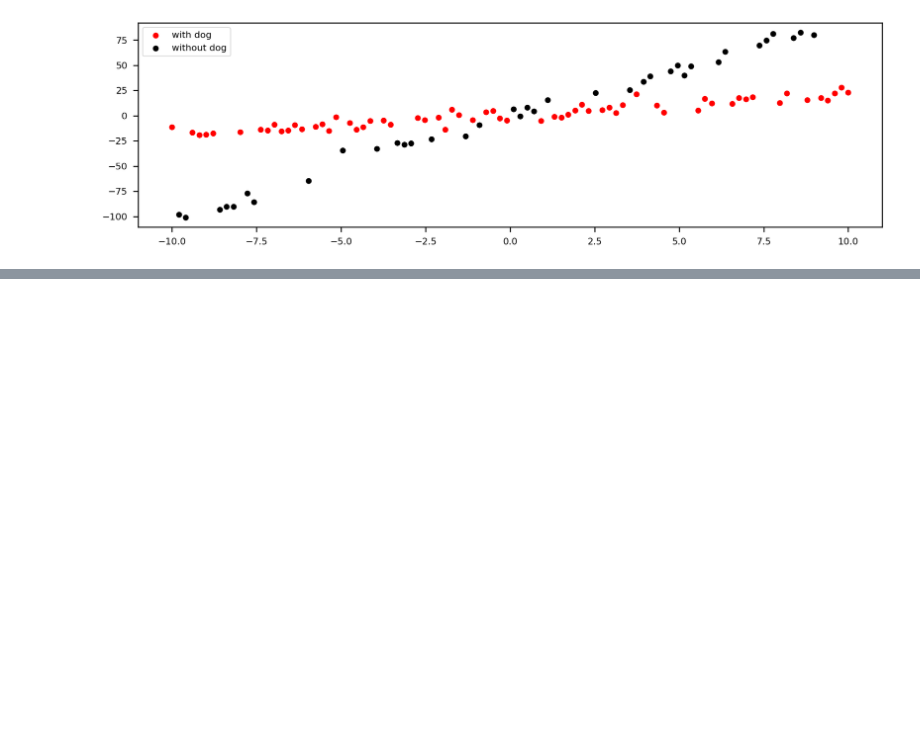
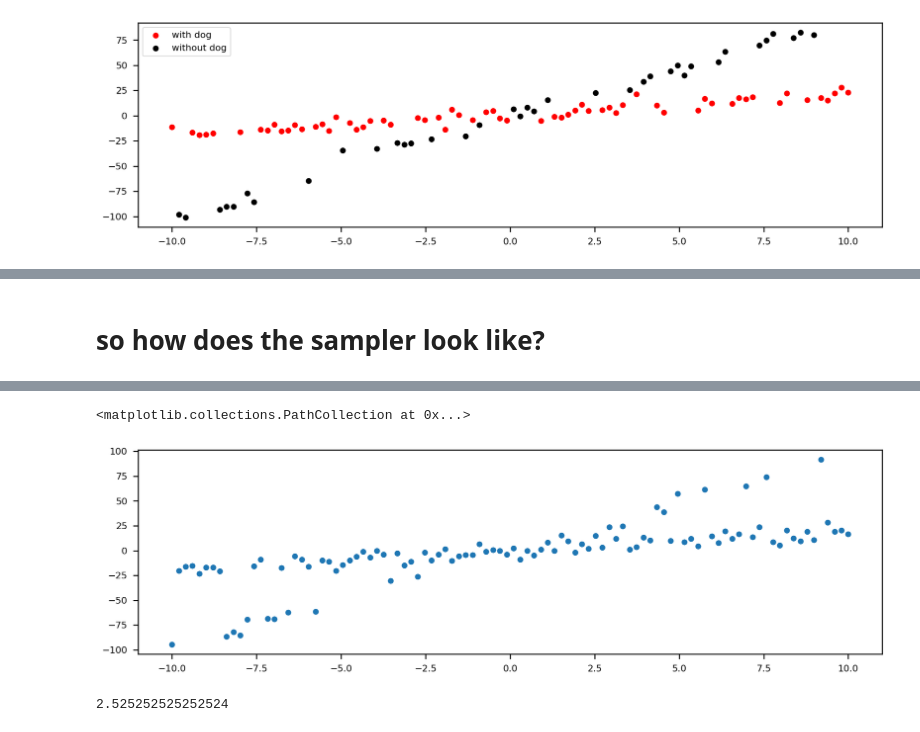
Before and after one commit to wooohoooo/Thompson-Sampling-Examples, a Jupyter notebook: Handmade_Bandit_solvers_Linear_Context.ipynb, the cells around one changed output, grey strips where cells are left out. Drawn from its saved outputs; the diff is of its cells as text; code cells hidden in the pictures; blank space fills up the shorter version.

```diff
--- a/Handmade_Bandit_solvers_Linear_Context.ipynb
+++ b/Handmade_Bandit_solvers_Linear_Context.ipynb
@@ -829,0 +312,27 @@ Instead of doing that, we just keep exploring and simply agument the distributio
+# %% [markdown]
+# so how does the sampler look like?
+# %%
+class GaussianThompsonSampler(AbstractContextualSolver):
+  """solves the contextual MAB problem with normal reward distribution
+  by utilising a model to predict the distribution
+  for each context and each arm individually"""
+
+  def choose_arm(self,context):
+    reward_list = []
+
+    for i in range(self.num_arms):
+        mu_t, B_inv = self.model.get_mean_std()
+
+        dist = stats.multivariate_normal
+
+        sample_slope = np.atleast_2d(dist.rvs(mean=mu_t.flatten(),cov=self.model.v**2*B_inv))
+        #print(sample_slope)
+
+        reward = np.dot(context.T,sample_slope.T)
+        reward = sample_slope
+        reward_list += [reward]
+    return np.argmax(reward_list)
+
+  def update(self,arm,context,reward):
+    X = np.append(context,arm)
+    self.model.observe(X, reward)
@@ -829,0 +341,21 @@ Instead of doing that, we just keep exploring and simply agument the distributio
+# %%
+breg = BayesLinReg(num_features=2)
+gts = GaussianThompsonSampler(breg,num_arms = 2)
+
+context = X[:,0]
+
+#seed = 12
+#seed = seed +1
+#np.random.seed(seed)
+y_hat_list = []
+for i in progress_bar(range(num_data)):
+  arm = gts.choose_arm(context[i])
+  # X = np.append(context[i],arm)
+
+
+  y_hat = customer_reaction(context[i],arm)
+  y_hat_list += [y_hat]
+  gts.update(arm, context[i], y_hat)
+
+plt.scatter(context,y_hat_list)
+# %% [output]
@@ -829,0 +363,6 @@ Instead of doing that, we just keep exploring and simply agument the distributio
+<matplotlib.collections.PathCollection at 0x...>
+[figure, added]
+# %%
+context
+# %% [output]
+2.525252525252524
```
Also changed, not shown: parts of 62 cells of this notebook.
